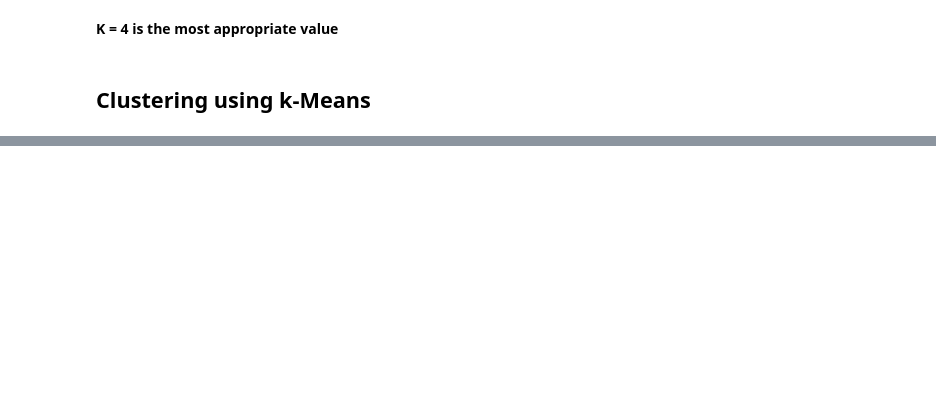
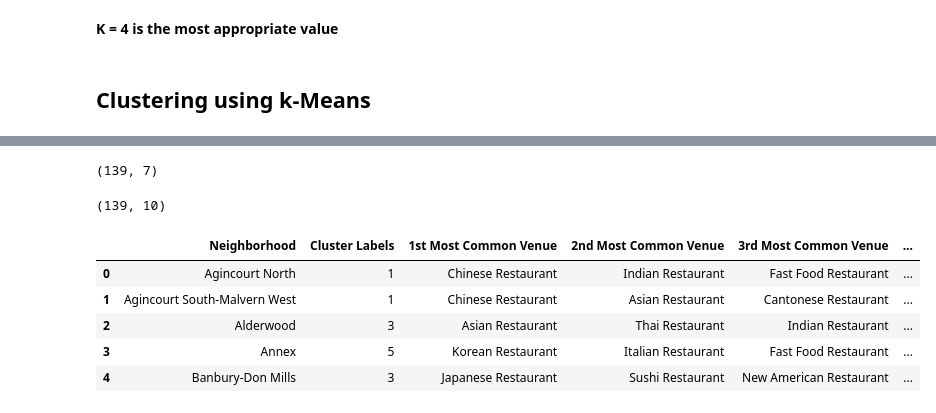
Before and after one commit to agprasanna/Coursera_Capstone, a Jupyter notebook: Opening_an_Indian_Restaurant_in_Toronto.ipynb, the cells around one changed output, grey strips where cells are left out. Drawn from its saved outputs; the diff is of its cells as text; code cells hidden in the pictures; blank space fills up the shorter version.

```diff
--- a/Opening_an_Indian_Restaurant_in_Toronto.ipynb
+++ b/Opening_an_Indian_Restaurant_in_Toronto.ipynb
@@ -621,5 +605,7 @@ Counter({0: 88, 1: 6, 2: 45})
 # %% [markdown]
 **K = 4 is the most appropriate value**
+# %%
+Best_K_Value = 7
 # %% [markdown]
 ## Clustering using k-Means
 # %% [markdown]
@@ -627,7 +614,8 @@ Now let's add the cluster label to the original data frame
 # %%
 # add clustering labels
-Toronto_Clstered = neighborhoods_venues_sorted
+#Toronto_Clstered = neighborhoods_venues_sorted
 try:
-    neighborhoods_venues_sorted.drop('Cluster Labels', axis=1)
+  neighborhoods_venues_sorted.insert(1, 'Cluster Labels', kmeans_results[Best_K_Value-2].labels_)
 except:
-    neighborhoods_venues_sorted.insert(1, 'Cluster Labels', kmeans_results[1].labels_)
+  neighborhoods_venues_sorted.drop('Cluster Labels', axis=1,inplace=True)
+  neighborhoods_venues_sorted.insert(1, 'Cluster Labels', kmeans_results[Best_K_Value-2].labels_)
@@ -678,0 +622,18 @@ Toronto_Clstered
+# %%
+neighborhoods_venues_sorted.shape
+# %% [output]
+(139, 7)
+# %%
+Toronto_clustered = neighborhoods_venues_sorted.join(Toronto_df.set_index('Neighborhood'), on='Neighborhood')
+Toronto_clustered.shape
+# %% [output]
+(139, 10)
+# %%
+Toronto_clustered.head()
+# %% [output]
+|  | Neighborhood | Cluster Labels | 1st Most Common Venue | 2nd Most Common Venue | 3rd Most Common Venue | ... |
+| 0 | Agincourt North | 1 | Chinese Restaurant | Indian Restaurant | Fast Food Restaurant | ... |
+| 1 | Agincourt South-Malvern West | 1 | Chinese Restaurant | Asian Restaurant | Cantonese Restaurant | ... |
+| 2 | Alderwood | 3 | Asian Restaurant | Thai Restaurant | Indian Restaurant | ... |
+| 3 | Annex | 5 | Korean Restaurant | Italian Restaurant | Fast Food Restaurant | ... |
+| 4 | Banbury-Don Mills | 3 | Japanese Restaurant | Sushi Restaurant | New American Restaurant | ... |
```
Also changed, not shown: parts of 23 cells of this notebook.
